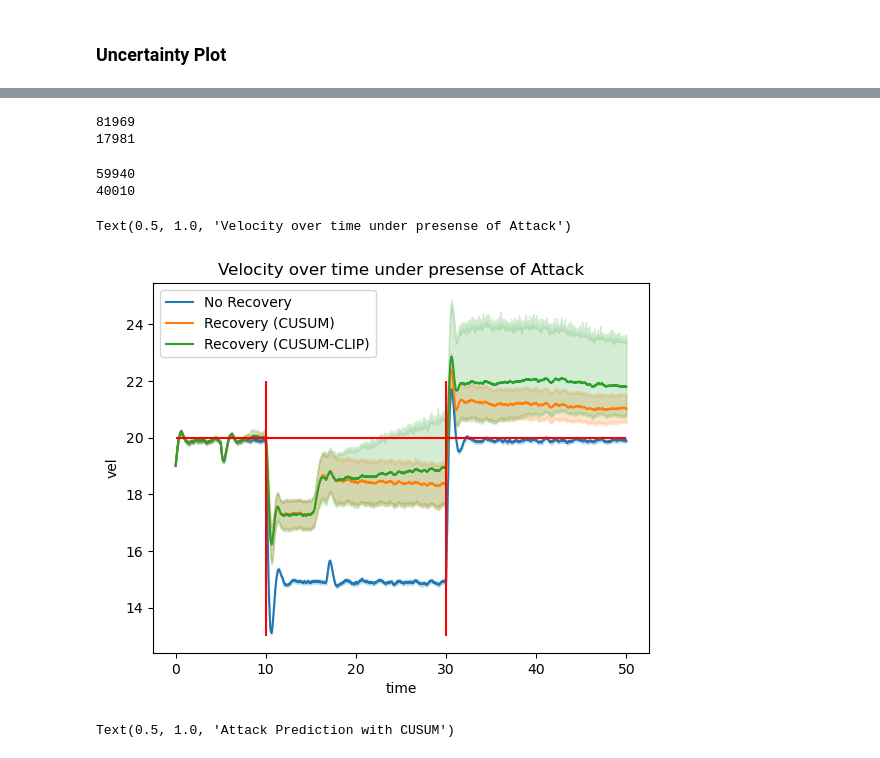
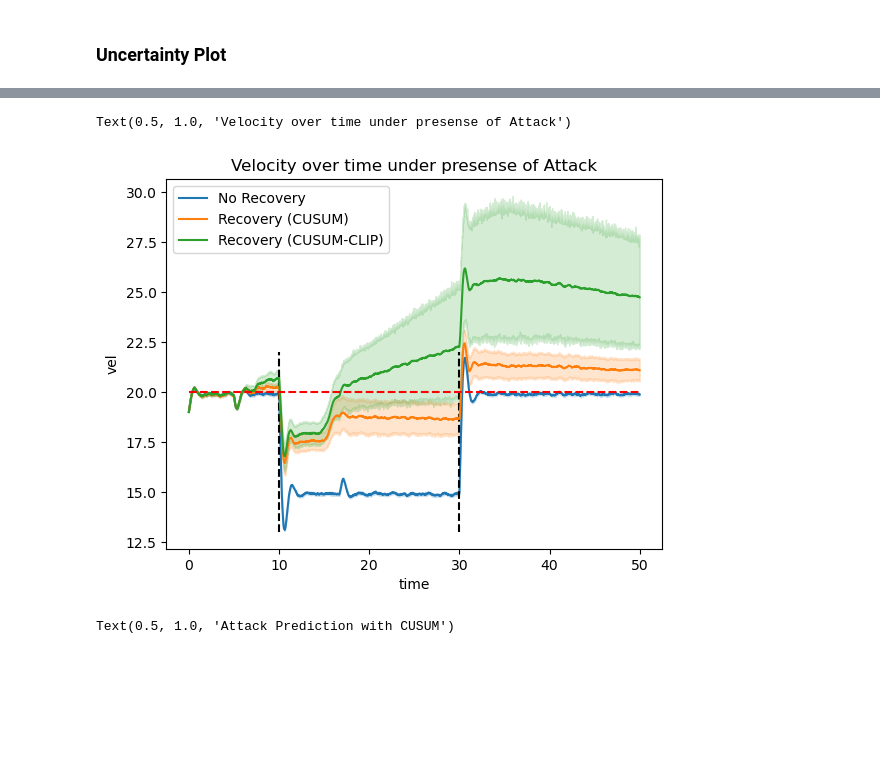
Before and after one commit to axel99andersson/control-systems-lib, a Jupyter notebook: eda.ipynb, the cells around one changed output, grey strips where cells are left out. Saved outputs shown, nothing was run; the diff lists cells and outputs as text; code cells hidden in the pictures; blank space fills up the shorter version.

Commit message:
More eda, residuals are correlated in time

```diff
--- a/eda.ipynb
+++ b/eda.ipynb
@@ -688,11 +689,11 @@ df1 = pd.read_csv("./data/plot_no_recovery.csv")
 df1.drop('Unnamed: 0', axis=1, inplace=True)
 df1['reference_vel'] = 20
 df1['control_error'] = df1['reference_vel'] - df1['vel']
-df2 = pd.read_csv("./data/plot_recovery.csv")
+df2 = pd.read_csv("./data/plot_recovery_tc_standard.csv")
 df2.drop('Unnamed: 0', axis=1, inplace=True)
 df2['reference_vel'] = 20
 df2['control_error'] = df2['reference_vel'] - df2['vel']
-df3 = pd.read_csv("./data/plot_recovery_mc.csv")
+df3 = pd.read_csv("./data/plot_recovery_tc_modified.csv")
 df3.drop('Unnamed: 0', axis=1, inplace=True)
 df3['reference_vel'] = 20
 df3['control_error'] = df3['reference_vel'] - df3['vel']
@@ -731,26 +700,13 @@ df2.iloc[2700:2900]
-# %%
-print(df2[(df2.time > 30) & (df2.attack_pred)]['time'].count())
-print(df2[(df2.time > 30) & ~(df2.attack_pred)]['time'].count())
-# %% [output]
-81969
-17981
-# %%
-print(df3[(df3.time > 30) & (df3.attack_pred)]['time'].count())
-print(df3[(df3.time > 30) & ~(df3.attack_pred)]['time'].count())
-# %% [output]
-59940
-40010
 # %%
 sns.lineplot(data=df1, x='time', y='vel', label="No Recovery")
+plt.vlines(x=(10,30), ymin=(13,13), ymax=(22,22), color="black", linestyles="dashed")
 sns.lineplot(data=df2, x='time', y='vel', label="Recovery (CUSUM)")
 sns.lineplot(data=df3, x='time', y='vel', label="Recovery (CUSUM-CLIP)")
-plt.vlines(x=10, ymin=13, ymax=22, color="red")
-plt.vlines(x=30, ymin=13, ymax=22, color="red")
-plt.hlines(y=20, xmin=0, xmax=50, color="red")
+plt.hlines(y=20, xmin=0, xmax=50, color="red", linestyles="dashed")
 plt.title("Velocity over time under presense of Attack")
 # %% [output]
 Text(0.5, 1.0, 'Velocity over time under presense of Attack')
-[figure, old version]
+[figure, new version]
 # %%
 sns.lineplot(data=df2, x='time', y='attack_pred', label="Attack Prediction (CUSUM)")
 sns.lineplot(data=df2, x='time', y='attack', label="Attack")
```
Also changed, not shown: parts of 19 cells of this notebook, 2 other files.
